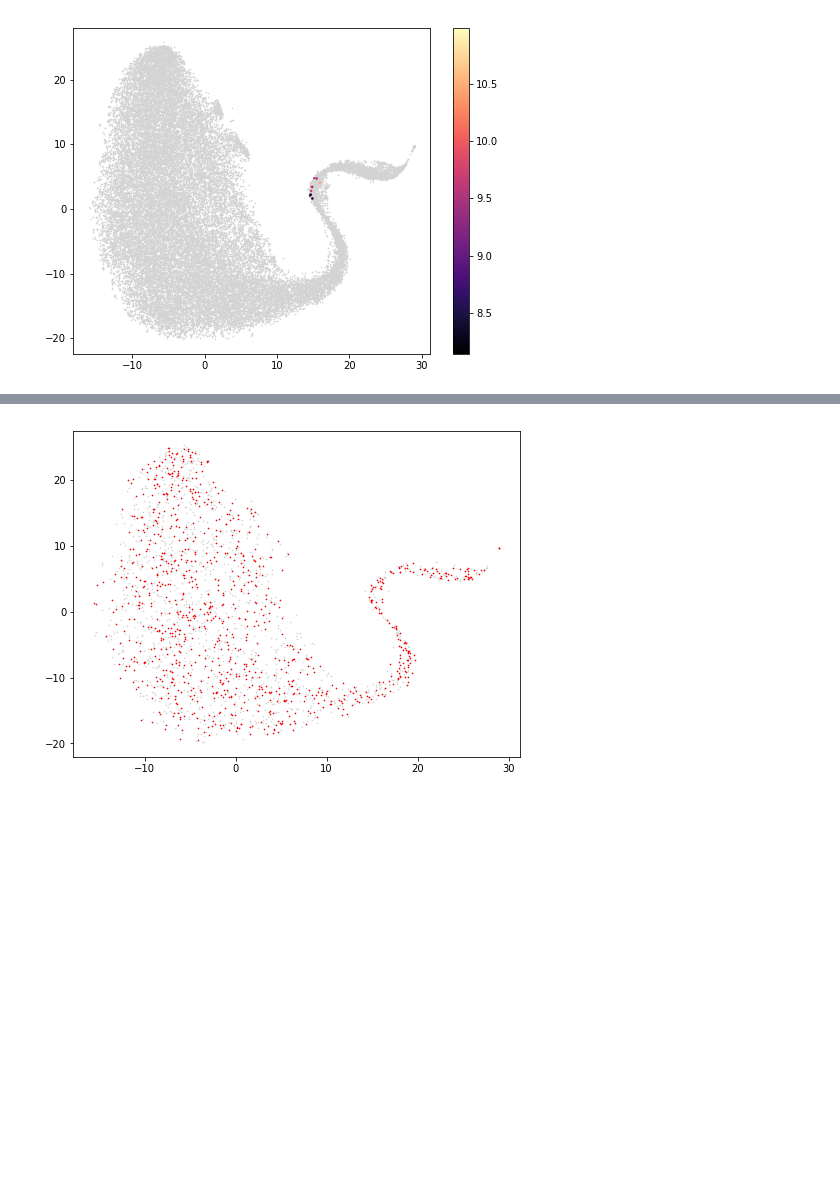
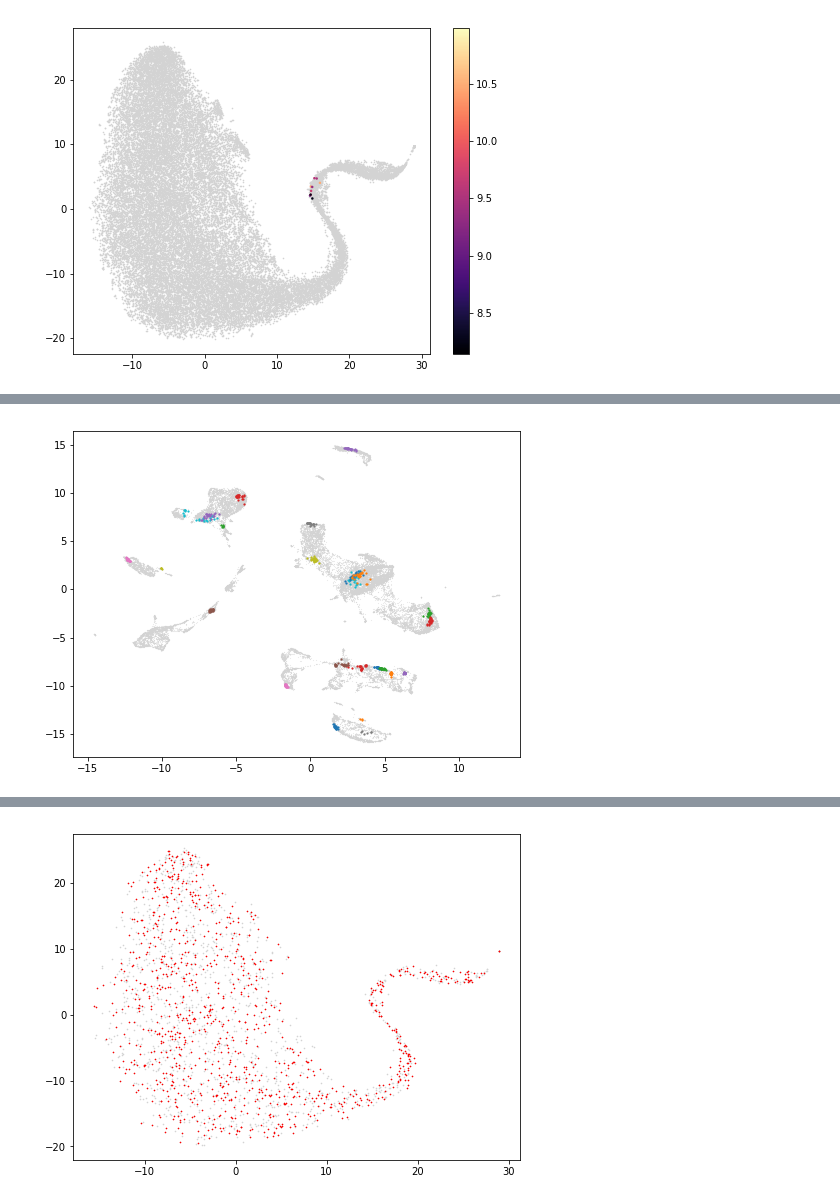
Before and after one commit to linnarsson-lab/adult-human-brain, a Jupyter notebook: notebooks/PoissonNeighborhood_Oligos.ipynb, the cells around one changed output, grey strips where cells are left out. Saved outputs shown, nothing was run; the diff lists cells and outputs as text; code cells hidden in the pictures; blank space fills up the shorter version.

```diff
--- a/notebooks/PoissonNeighborhood_Oligos.ipynb
+++ b/notebooks/PoissonNeighborhood_Oligos.ipynb
@@ -100,0 +181,11 @@ with loompy.connect("/Users/sten/L1_OligoPons.loom") as ds:
+# %%
+with loompy.connect("/Users/stelin/build_20171205/L1_Hippocampus_nfactors=100_k=25_ksmoothing=50_a=1_b=10_c=1_d=10_log=True_normalize=True_accel=False.loom") as ds:
+    knn = ds.col_graphs.KNN
+    xy = ds.ca.UMAP
+    plt.figure(figsize=(8,6))
+    plt.scatter(x=xy[:,0], y=xy[:,1],c="lightgrey",s=5,alpha=0.5,lw=0,marker=".")
+    for ix in [0,100, 250, 500, 1000, 2500,3000,4000,5000, 6000, 7500, 8000, 9000, 10000, 12000, 14500, 15000,16000,17000, 19000,20000, 22000, 25000, 27900, 29000]:
+        neighbors = knn.col[knn.row == ix]
+        plt.scatter(x=xy[:,0][neighbors], y=xy[:,1][neighbors],s=5,lw=0)
+# %% [output]
+[figure, added]
```
Also changed, not shown: parts of 18 cells of this notebook, 10 other files.
